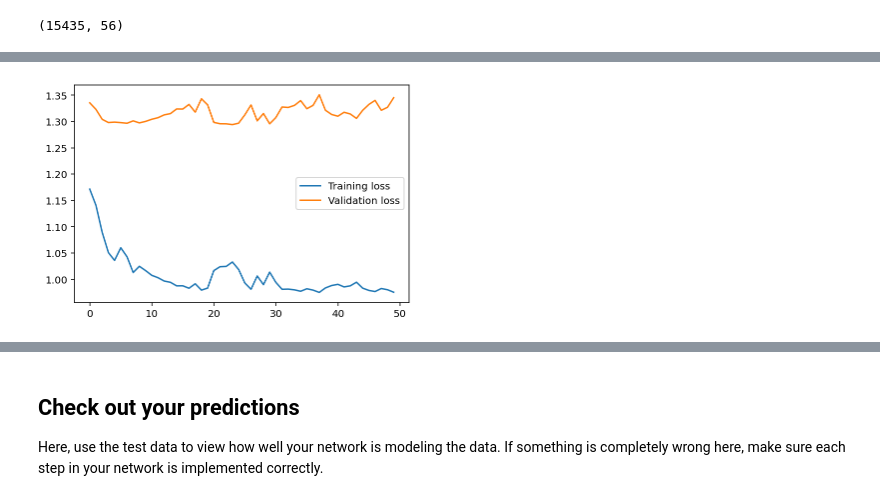
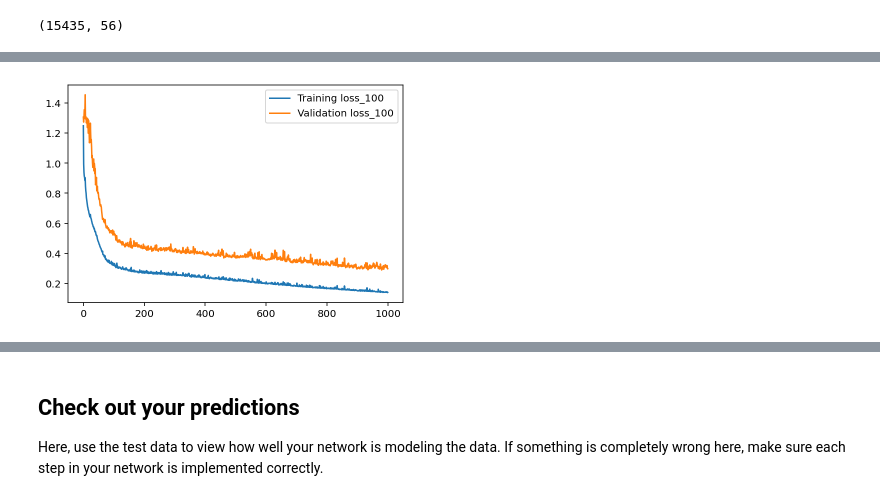
Before and after one commit to joonr7/deep-learning-v2-pytorch, a Jupyter notebook: project-bikesharing/Predicting_bike_sharing_data.ipynb, the cells around one changed output, grey strips where cells are left out. Saved outputs shown, nothing was run; the diff lists cells and outputs as text; code cells hidden in the pictures.

```diff
--- a/project-bikesharing/Predicting_bike_sharing_data.ipynb
+++ b/project-bikesharing/Predicting_bike_sharing_data.ipynb
@@ -319,7 +312,5 @@ Progress: 98.0% ... Training loss: 1.112 ... Validation loss: 1.109
 # %%
-plt.plot(losses['train'], label='Training loss')
-plt.plot(losses['validation'], label='Validation loss')
-plt.legend()
-_ = plt.ylim()
+# plt.plot(losses['train'], label='Training loss')
+# plt.plot(losses['validation'], label='Validation loss')
+# plt.legend()
+# _ = plt.ylim()
-# %% [output]
-[figure, removed]
@@ -325,0 +344,11 @@ _ = plt.ylim()
+# %%
+losses_100 = {'train':[], 'validation':[]}
+losses_100['train'] = pd.read_csv('results/final_losses_100_train.csv', header=None).to_numpy().tolist()[0]
+losses_100['validation'] = pd.read_csv('results/final_losses_100_validation.csv', header=None).to_numpy().tolist()[0]
+# %%
+plt.plot(losses_100['train'], label='Training loss_100')
+plt.plot(losses_100['validation'], label='Validation loss_100')
+plt.legend()
+_ = plt.ylim()
+# %% [output]
+[figure, added]
```
Also changed, not shown: parts of 13 cells of this notebook, 32 other files.
